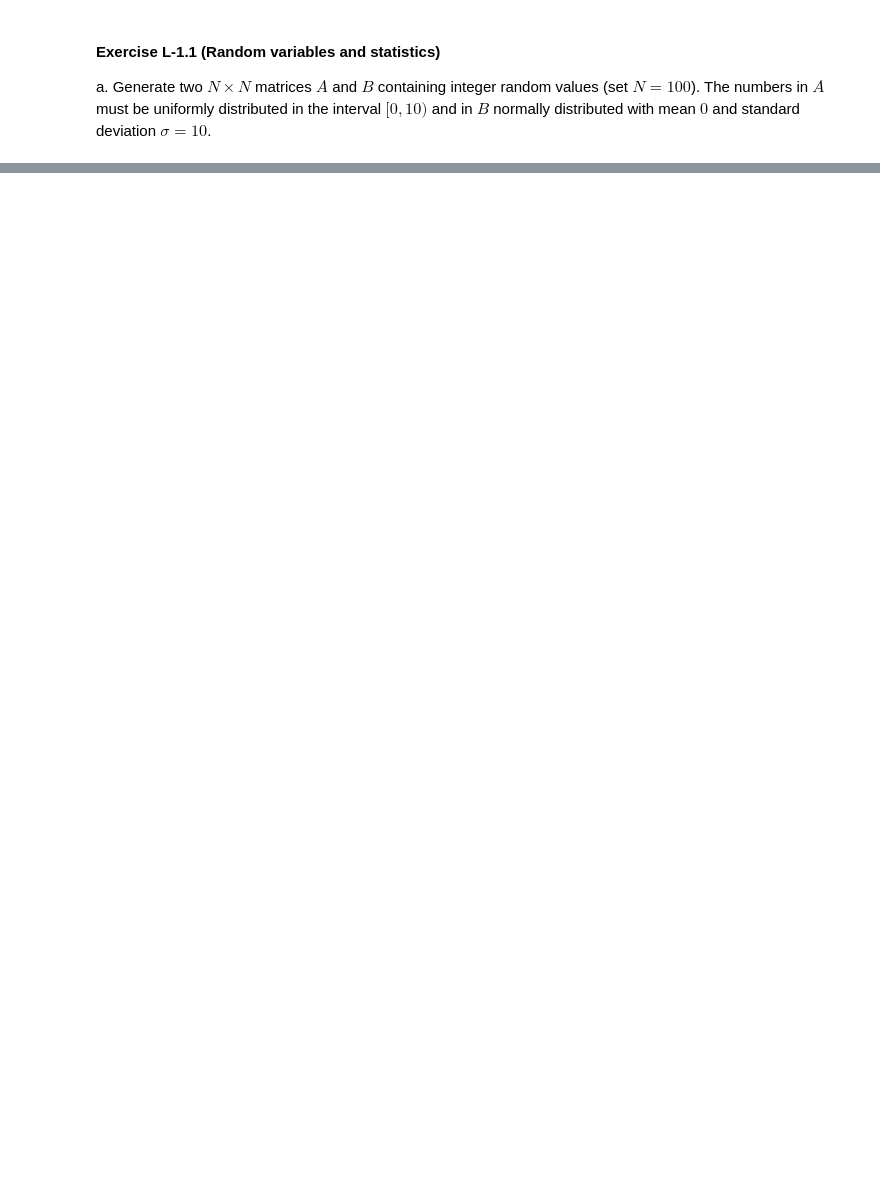
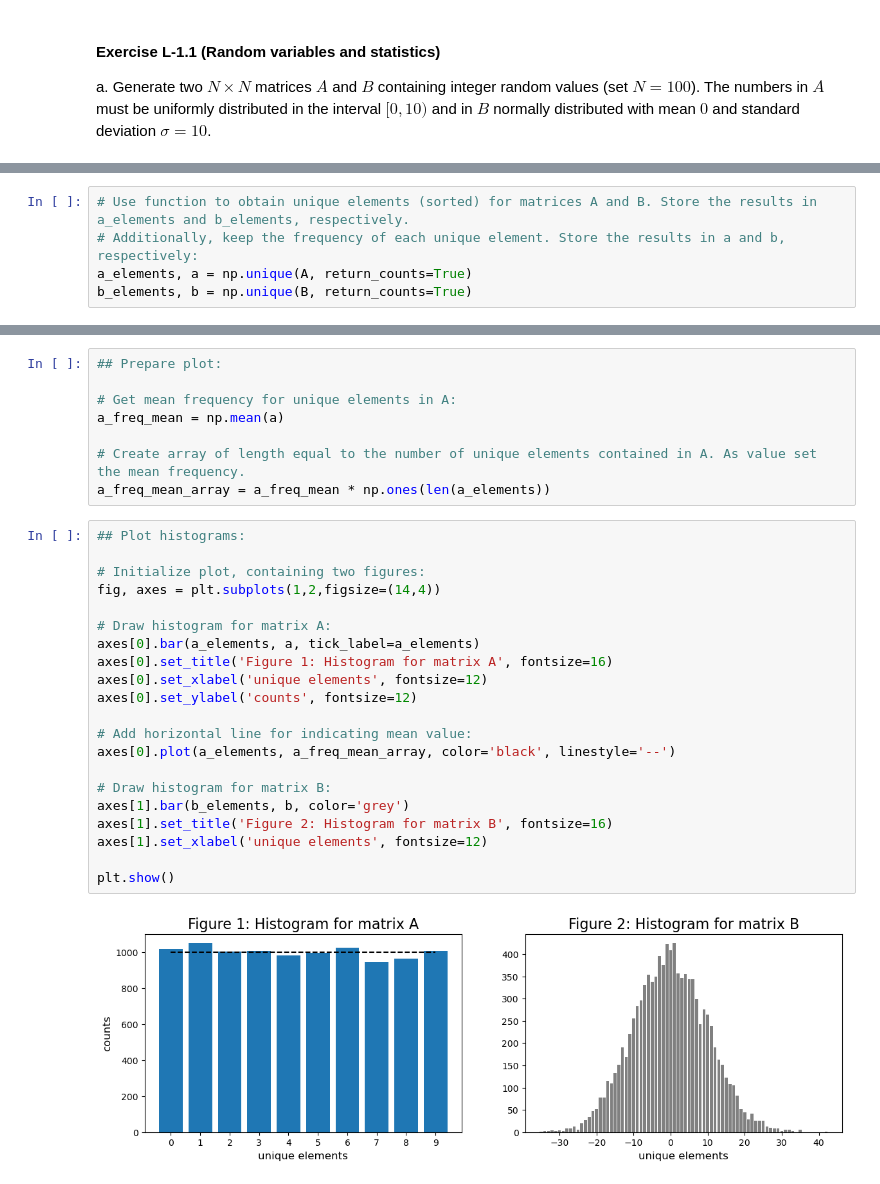
Before and after one commit to MarcoLandtHayen/exercises_patt_recog, a Jupyter notebook: notebooks/python/Practice_Sheet_1.ipynb, the cells around one changed output, grey strips where cells are left out. Cells and saved outputs as stored; diff of their text form; blank space fills up the shorter version.

```diff
--- a/notebooks/python/Practice_Sheet_1.ipynb
+++ b/notebooks/python/Practice_Sheet_1.ipynb
@@ -23,0 +52,5 @@ std. dev. for values in B: 10.014
+# %%
+# Use function to obtain unique elements (sorted) for matrices A and B. Store the results in a_elements and b_elements, respectively.
+# Additionally, keep the frequency of each unique element. Store the results in a and b, respectively:
+a_elements, a = np.unique(A, return_counts=True)
+b_elements, b = np.unique(B, return_counts=True)
@@ -23,0 +65,31 @@ std. dev. for values in B: 10.014
+# %%
+## Prepare plot:
+
+# Get mean frequency for unique elements in A:
+a_freq_mean = np.mean(a)
+
+# Create array of length equal to the number of unique elements contained in A. As value set the mean frequency.
+a_freq_mean_array = a_freq_mean * np.ones(len(a_elements))
+# %%
+## Plot histograms:
+
+# Initialize plot, containing two figures:
+fig, axes = plt.subplots(1,2,figsize=(14,4))
+
+# Draw histogram for matrix A:
+axes[0].bar(a_elements, a, tick_label=a_elements)
+axes[0].set_title('Figure 1: Histogram for matrix A', fontsize=16)
+axes[0].set_xlabel('unique elements', fontsize=12)
+axes[0].set_ylabel('counts', fontsize=12)
+
+# Add horizontal line for indicating mean value:
+axes[0].plot(a_elements, a_freq_mean_array, color='black', linestyle='--')
+
+# Draw histogram for matrix B:
+axes[1].bar(b_elements, b, color='grey')
+axes[1].set_title('Figure 2: Histogram for matrix B', fontsize=16)
+axes[1].set_xlabel('unique elements', fontsize=12)
+
+plt.show()
+# %% [output]
+[figure, added]
```
Also changed, not shown: parts of 12 cells of this notebook.
